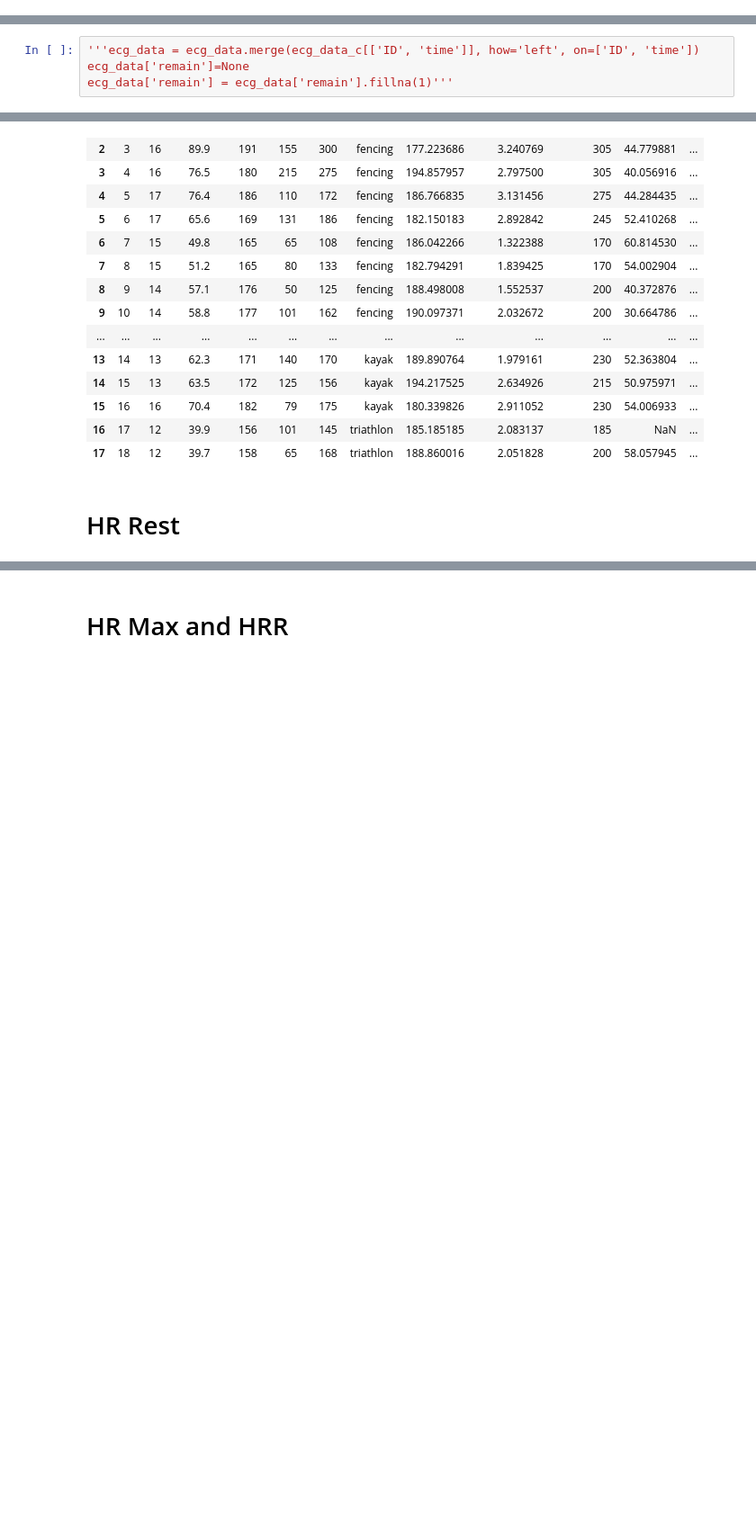
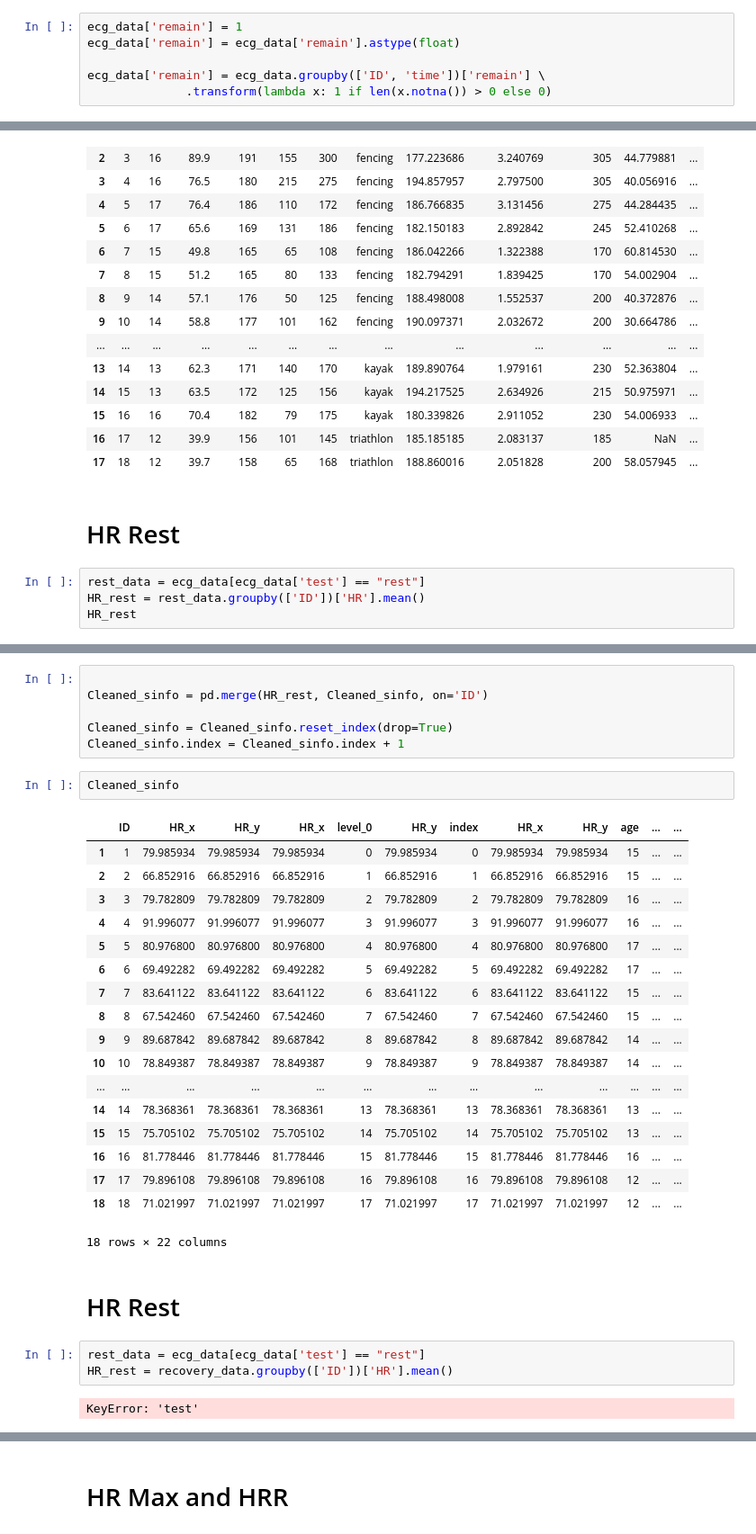
Before and after one commit to garinemanasa/Cardiorespiratory-_fitness, a Jupyter notebook: Cardiodatacleaning.ipynb, the cells around one changed output, grey strips where cells are left out. Shown at 90% size. Drawn from its saved outputs; the diff is of its cells as text; blank space fills up the shorter version.

```diff
--- a/Cardiodatacleaning.ipynb
+++ b/Cardiodatacleaning.ipynb
@@ -165,3 +142,9 @@ ecg_data_c.shape
+# %%
+ecg_data['remain'] = 1
+ecg_data['remain'] = ecg_data['remain'].astype(float)
+
+ecg_data['remain'] = ecg_data.groupby(['ID', 'time'])['remain'] \
+              .transform(lambda x: 1 if len(x.notna()) > 0 else 0)
 # %% [markdown]
 # Test Column
 # %%
@@ -197,4 +177,0 @@ ecg_data
-# %%
-'''ecg_data = ecg_data.merge(ecg_data_c[['ID', 'time']], how='left', on=['ID', 'time'])
-ecg_data['remain']=None
-ecg_data['remain'] = ecg_data['remain'].fillna(1)'''
@@ -389,3 +322,7 @@ Cleaned_sinfo
 | 17 | 18 | 12 | 39.7 | 158 | 65 | 168 | triathlon | 188.860016 | 2.051828 | 200 | 58.057945 | ... |
 # %% [markdown]
 # HR Rest
+# %%
+rest_data = ecg_data[ecg_data['test'] == "rest"]
+HR_rest = rest_data.groupby(['ID'])['HR'].mean()
+HR_rest
@@ -392,3 +350,37 @@ Cleaned_sinfo
+# %%
+
+Cleaned_sinfo = pd.merge(HR_rest, Cleaned_sinfo, on='ID')
+
+Cleaned_sinfo = Cleaned_sinfo.reset_index(drop=True)
+Cleaned_sinfo.index = Cleaned_sinfo.index + 1
+# %%
+Cleaned_sinfo
+# %% [output]
+|  | ID | HR_x | HR_y | HR_x | level_0 | HR_y | index | HR_x | HR_y | age | ... | ... |
+| 1 | 1 | 79.985934 | 79.985934 | 79.985934 | 0 | 79.985934 | 0 | 79.985934 | 79.985934 | 15 | ... | ... |
+| 2 | 2 | 66.852916 | 66.852916 | 66.852916 | 1 | 66.852916 | 1 | 66.852916 | 66.852916 | 15 | ... | ... |
+| 3 | 3 | 79.782809 | 79.782809 | 79.782809 | 2 | 79.782809 | 2 | 79.782809 | 79.782809 | 16 | ... | ... |
+| 4 | 4 | 91.996077 | 91.996077 | 91.996077 | 3 | 91.996077 | 3 | 91.996077 | 91.996077 | 16 | ... | ... |
+| 5 | 5 | 80.976800 | 80.976800 | 80.976800 | 4 | 80.976800 | 4 | 80.976800 | 80.976800 | 17 | ... | ... |
+| 6 | 6 | 69.492282 | 69.492282 | 69.492282 | 5 | 69.492282 | 5 | 69.492282 | 69.492282 | 17 | ... | ... |
+| 7 | 7 | 83.641122 | 83.641122 | 83.641122 | 6 | 83.641122 | 6 | 83.641122 | 83.641122 | 15 | ... | ... |
+| 8 | 8 | 67.542460 | 67.542460 | 67.542460 | 7 | 67.542460 | 7 | 67.542460 | 67.542460 | 15 | ... | ... |
+| 9 | 9 | 89.687842 | 89.687842 | 89.687842 | 8 | 89.687842 | 8 | 89.687842 | 89.687842 | 14 | ... | ... |
+| 10 | 10 | 78.849387 | 78.849387 | 78.849387 | 9 | 78.849387 | 9 | 78.849387 | 78.849387 | 14 | ... | ... |
+| ... | ... | ... | ... | ... | ... | ... | ... | ... | ... | ... | ... | ... |
+| 14 | 14 | 78.368361 | 78.368361 | 78.368361 | 13 | 78.368361 | 13 | 78.368361 | 78.368361 | 13 | ... | ... |
+| 15 | 15 | 75.705102 | 75.705102 | 75.705102 | 14 | 75.705102 | 14 | 75.705102 | 75.705102 | 13 | ... | ... |
+| 16 | 16 | 81.778446 | 81.778446 | 81.778446 | 15 | 81.778446 | 15 | 81.778446 | 81.778446 | 16 | ... | ... |
+| 17 | 17 | 79.896108 | 79.896108 | 79.896108 | 16 | 79.896108 | 16 | 79.896108 | 79.896108 | 12 | ... | ... |
+| 18 | 18 | 71.021997 | 71.021997 | 71.021997 | 17 | 71.021997 | 17 | 71.021997 | 71.021997 | 12 | ... | ... |
+18 rows × 22 columns
+# %% [markdown]
+# HR Rest
+# %%
+rest_data = ecg_data[ecg_data['test'] == "rest"]
+HR_rest = recovery_data.groupby(['ID'])['HR'].mean()
+# %% [output]
+KeyError: 'test'
 # %%
 #To calculate HR rest and HR max, we need to group the data by ID and test sequence, and use the following formulas:
 
```
Also changed, not shown: parts of 10 cells of this notebook.
